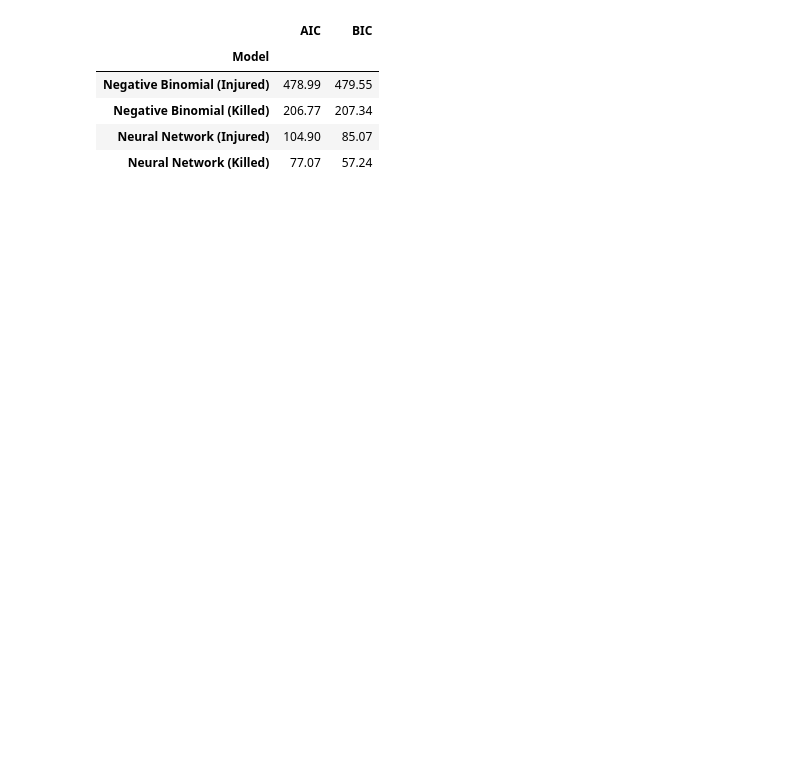
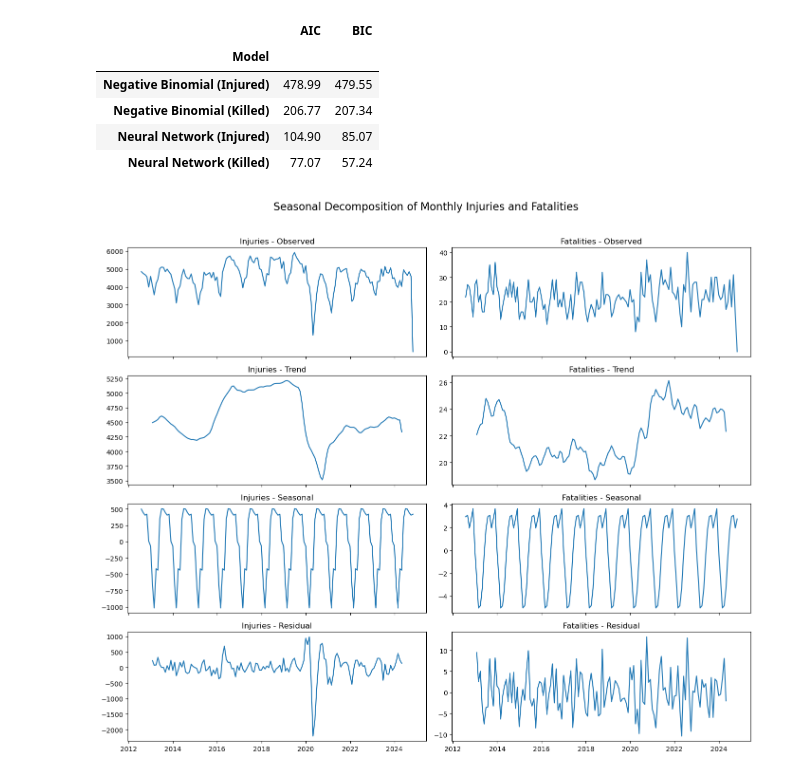
Before and after one commit to awnonbhowmik/NYC_MV_Collisions_Crashes, a Jupyter notebook: main.ipynb, the cells around one changed output. Drawn from its saved outputs; the diff is of its cells as text; code cells hidden in the pictures; blank space fills up the shorter version.

Commit message:
Seasonal decomposition added

```diff
--- a/main.ipynb
+++ b/main.ipynb
@@ -729,3 +725,74 @@ aic_bic.set_index('Model')
 | Negative Binomial (Killed) | 206.77 | 207.34 |
 | Neural Network (Injured) | 104.90 | 85.07 |
 | Neural Network (Killed) | 77.07 | 57.24 |
+# %%
+import pandas as pd
+from statsmodels.tsa.seasonal import seasonal_decompose
+import matplotlib.pyplot as plt
+
+# Initialize an empty DataFrame to accumulate monthly counts
+monthly_data_combined = pd.DataFrame(columns=['NUMBER OF PERSONS INJURED', 'NUMBER OF PERSONS KILLED'])
+
+# Define file path and chunk size
+file_path = 'new_dataset.csv'
+chunk_size = 50000  # Adjust chunk size based on memory capacity
+
+# Process the dataset in chunks
+for chunk in pd.read_csv(file_path, usecols=['CRASH DATE', 'NUMBER OF PERSONS INJURED', 'NUMBER OF PERSONS KILLED'],
+                         chunksize=chunk_size, parse_dates=['CRASH DATE'], infer_datetime_format=True):
+    # Drop rows with invalid dates if any
+    chunk = chunk.dropna(subset=['CRASH DATE'])
+
+    # Convert injury and fatality counts to integers, filling any NaNs with 0
+    chunk['NUMBER OF PERSONS INJURED'] = chunk['NUMBER OF PERSONS INJURED'].fillna(0).astype(int)
+    chunk['NUMBER OF PERSONS KILLED'] = chunk['NUMBER OF PERSONS KILLED'].fillna(0).astype(int)
+
+    # Resample to monthly frequency within the chunk, summing injuries and fatalities
+    monthly_chunk = chunk.resample('M', on='CRASH DATE').agg({
+        'NUMBER OF PERSONS INJURED': 'sum',
+        'NUMBER OF PERSONS KILLED': 'sum'
+    })
+
+    # Accumulate monthly counts
+    monthly_data_combined = monthly_data_combined.add(monthly_chunk, fill_value=0)
+
+# Ensure the index is datetime format
+monthly_data_combined.index = pd.to_datetime(monthly_data_combined.index)
+
+# Perform seasonal decomposition on the aggregated monthly data
+decomposition_injured = seasonal_decompose(monthly_data_combined['NUMBER OF PERSONS INJURED'], model='additive', period=12)
+decomposition_killed = seasonal_decompose(monthly_data_combined['NUMBER OF PERSONS KILLED'], model='additive', period=12)
+
+# Plot the decomposition results for injuries and fatalities on a single canvas
+fig, axs = plt.subplots(4, 2, figsize=(14, 12), sharex=True)
+
+# Plot decomposition for injuries
+axs[0, 0].plot(decomposition_injured.observed)
+axs[0, 0].set_title("Injuries - Observed")
+axs[1, 0].plot(decomposition_injured.trend)
+axs[1, 0].set_title("Injuries - Trend")
+axs[2, 0].plot(decomposition_injured.seasonal)
+axs[2, 0].set_title("Injuries - Seasonal")
+axs[3, 0].plot(decomposition_injured.resid)
+axs[3, 0].set_title("Injuries - Residual")
+
+# Plot decomposition for fatalities
+axs[0, 1].plot(decomposition_killed.observed)
+axs[0, 1].set_title("Fatalities - Observed")
+axs[1, 1].plot(decomposition_killed.trend)
+axs[1, 1].set_title("Fatalities - Trend")
+axs[2, 1].plot(decomposition_killed.seasonal)
+axs[2, 1].set_title("Fatalities - Seasonal")
+axs[3, 1].plot(decomposition_killed.resid)
+axs[3, 1].set_title("Fatalities - Residual")
+
+# Add a main title for the figure
+fig.suptitle('Seasonal Decomposition of Monthly Injuries and Fatalities', fontsize=16)
+
+# Adjust layout
+plt.tight_layout(rect=[0, 0, 1, 0.96])  # Adjust rect to make room for the main title
+
+# Display the plot
+plt.show()
+# %% [output]
+[figure, added]
```
Also changed, not shown: parts of 2 cells of this notebook.
